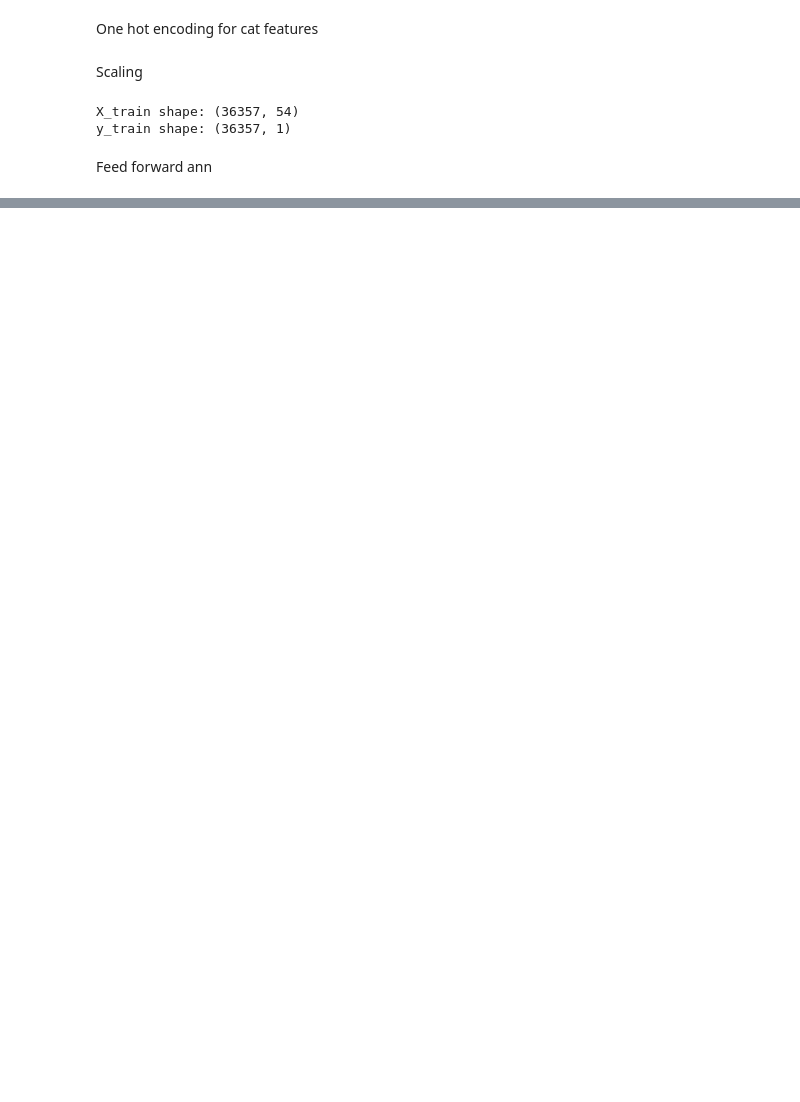
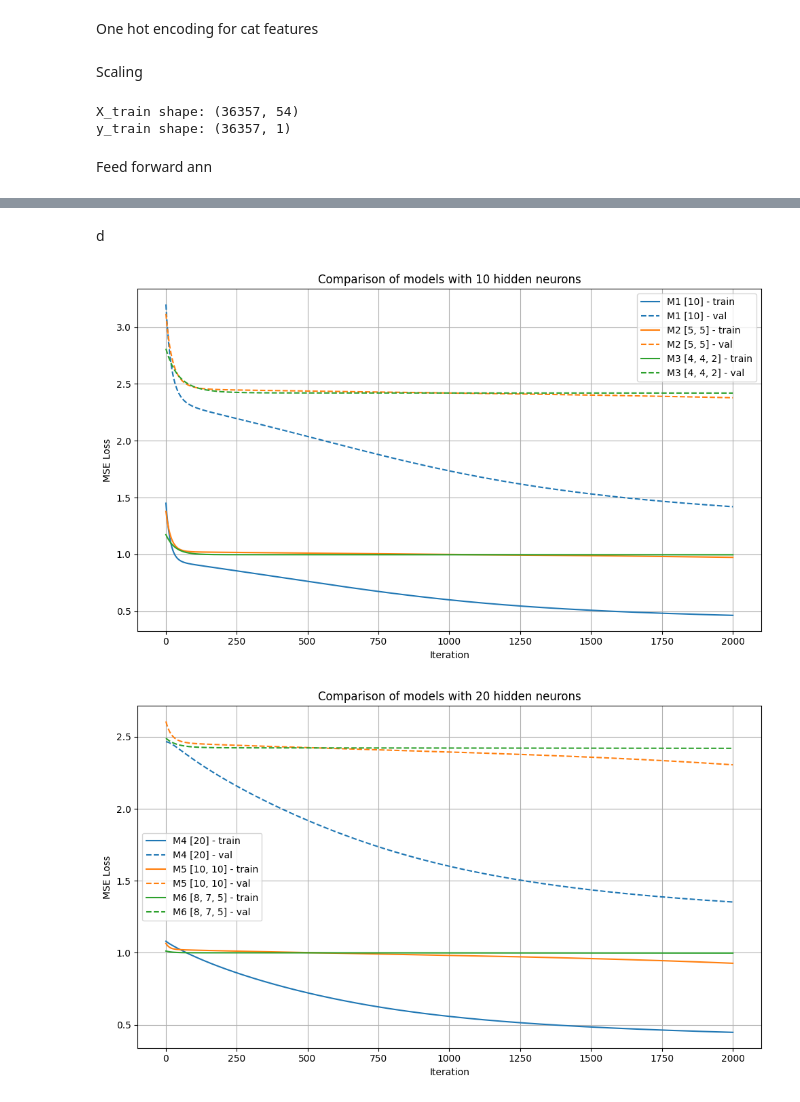
Before and after one commit to Dennnnnnnnnn/Machine-Learning-1, a Jupyter notebook: Lab3/Lab3.ipynb, the cells around one changed output, grey strips where cells are left out. Saved outputs shown, nothing was run; the diff lists cells and outputs as text; code cells hidden in the pictures; blank space fills up the shorter version.

```diff
--- a/Lab3/Lab3.ipynb
+++ b/Lab3/Lab3.ipynb
@@ -123,7 +125,10 @@ X_test = X_test.drop(columns=["Date"])
 # %%
 #update columns
 categorical_col = X_train.select_dtypes(include=['object']).columns.tolist()
-numeric_col = X_train.select_dtypes(include=['int64', 'float64']).columns.tolist()
+numeric_col = X_train.select_dtypes(include=['int64', 'float64', 'int32', 'float32']).columns.tolist()
+# print(numeric_col)
+# print(categorical_col)
+# print(X_train.head(5))
 num_train_sum = summarize_numeric(X_train[numeric_col])
 cat_train_sum = summarize_categorical(X_train[categorical_col])
 print(f"Numerical train df: \n{num_train_sum}\n")
@@ -204,0 +499,23 @@ class FeedForwardNN:
+# %% [markdown]
+d
+# %%
+groups = {10: ["M1", "M2", "M3"], 20: ["M4", "M5", "M6"], 30: ["M7", "M8", "M9"]}
+for total_neurons, model_names in groups.items():
+    plt.figure(figsize=(10, 6))
+    for name in model_names:
+        history = results[name]
+        train_losses = history["train_losses"]
+        val_losses = history["val_losses"]
+        iterations = np.arange(1, len(train_losses) + 1)
+        line, = plt.plot(iterations, train_losses, label=f"{name} {architectures[name]} - train")
+        plt.plot(iterations, val_losses, linestyle="--", color=line.get_color(), label=f"{name} {architectures[name]} - val")
+    plt.title(f"Comparison of models with {total_neurons} hidden neurons")
+    plt.xlabel("Iteration")
+    plt.ylabel("MSE Loss")
+    plt.legend()
+    plt.grid(True)
+    plt.tight_layout()
+    plt.show()
+# %% [output]
+[figure, added]
+[figure, added]
```
Also changed, not shown: parts of 30 cells of this notebook, 2 other files.
